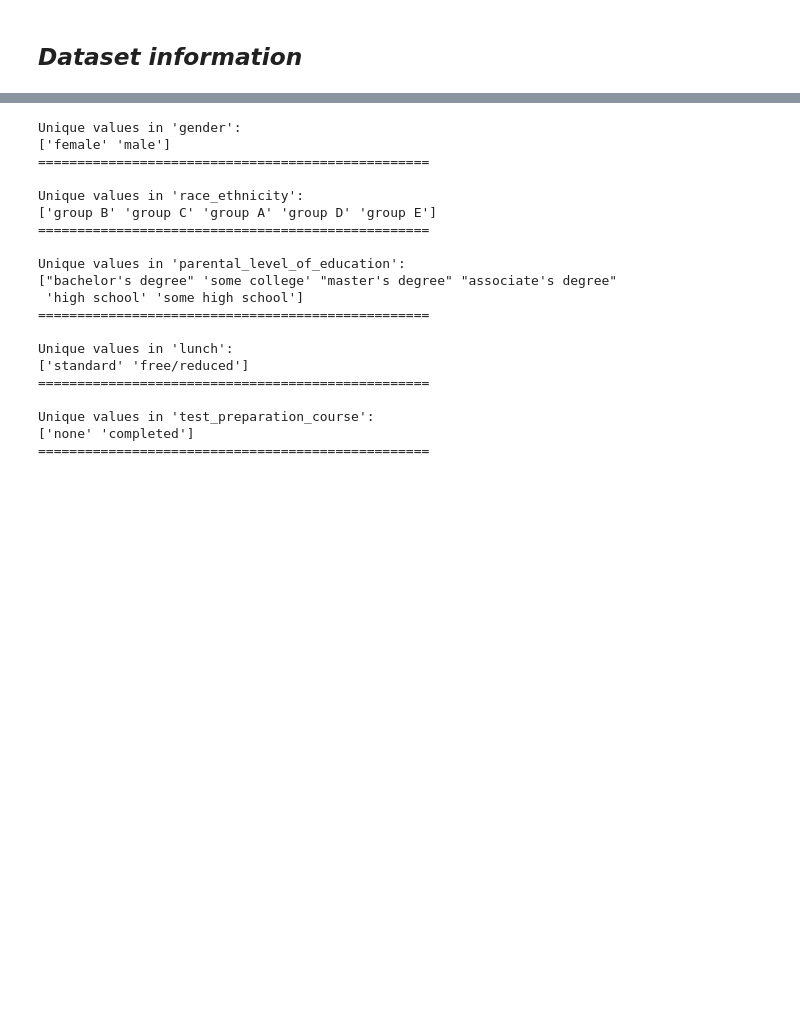
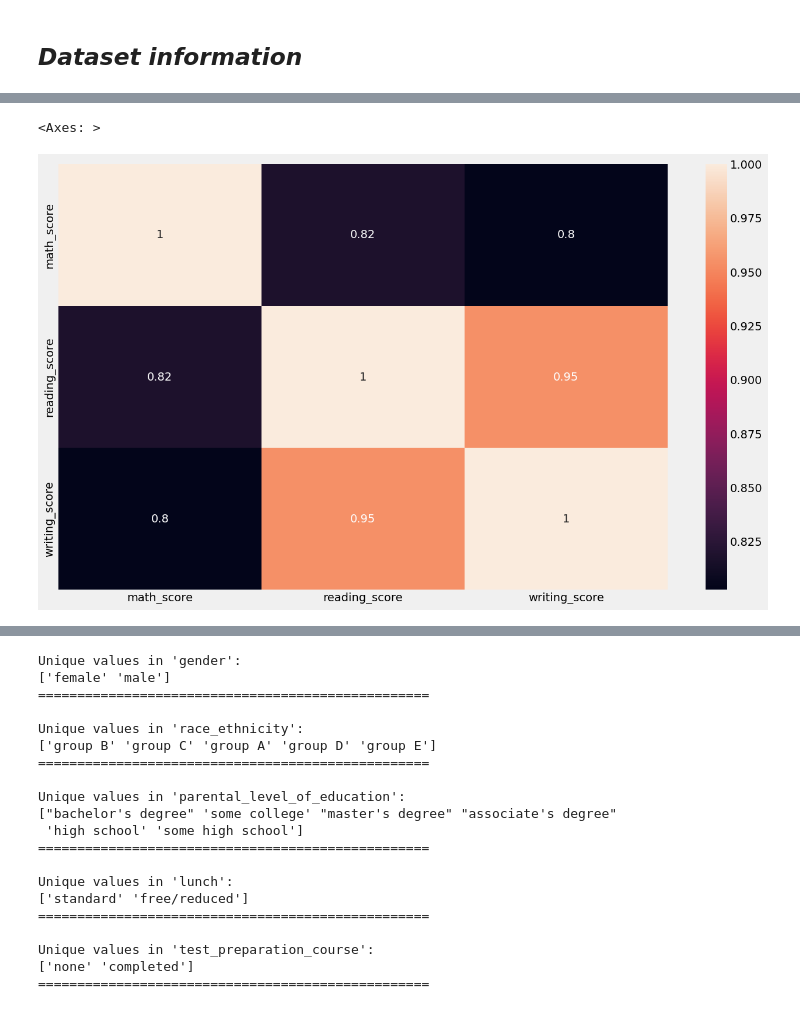
Before and after one commit to ellie-has/mlproject, a Jupyter notebook: notebook/1.EDA.ipynb, the cells around one changed output, grey strips where cells are left out. Drawn from its saved outputs; the diff is of its cells as text; code cells hidden in the pictures; blank space fills up the shorter version.

```diff
--- a/notebook/1.EDA.ipynb
+++ b/notebook/1.EDA.ipynb
@@ -115,0 +117,5 @@ sns.pairplot(numerical)
+# %%
+sns.heatmap(numerical.corr(), annot=True)
+# %% [output]
+<Axes: >
+[figure, added]
```
Also changed, not shown: parts of 19 cells of this notebook.
